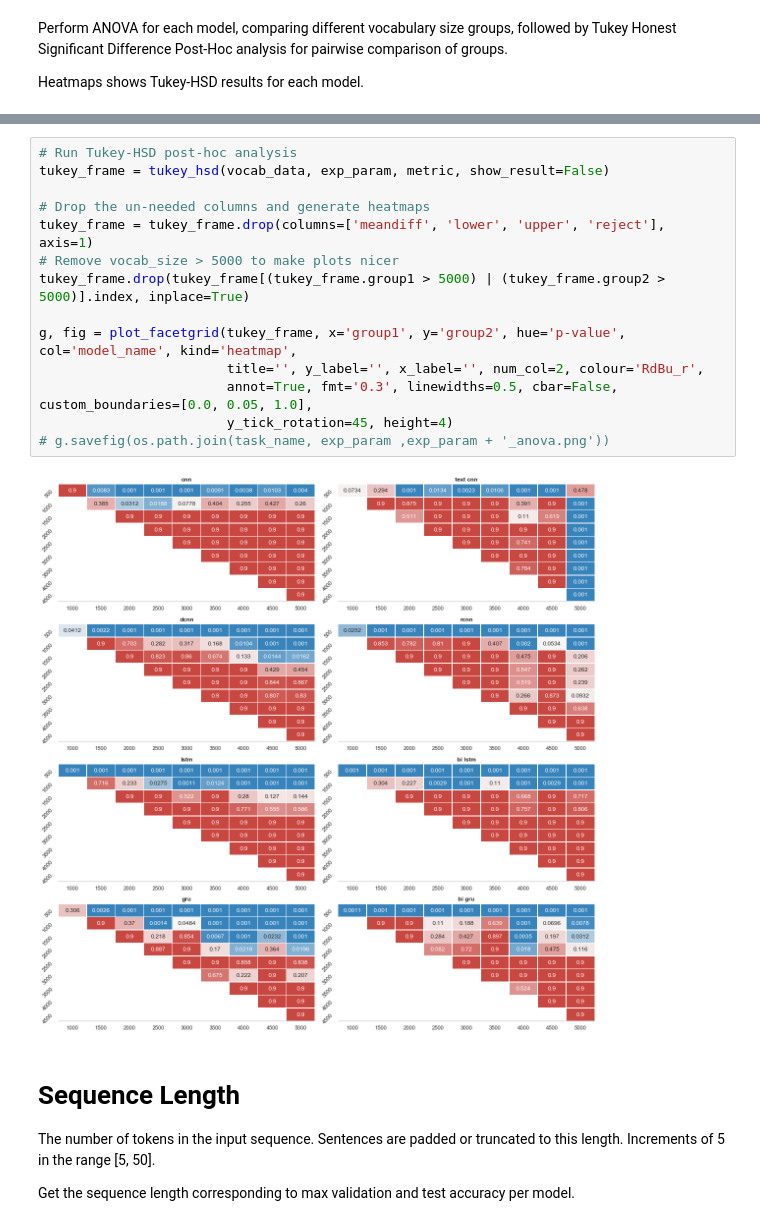
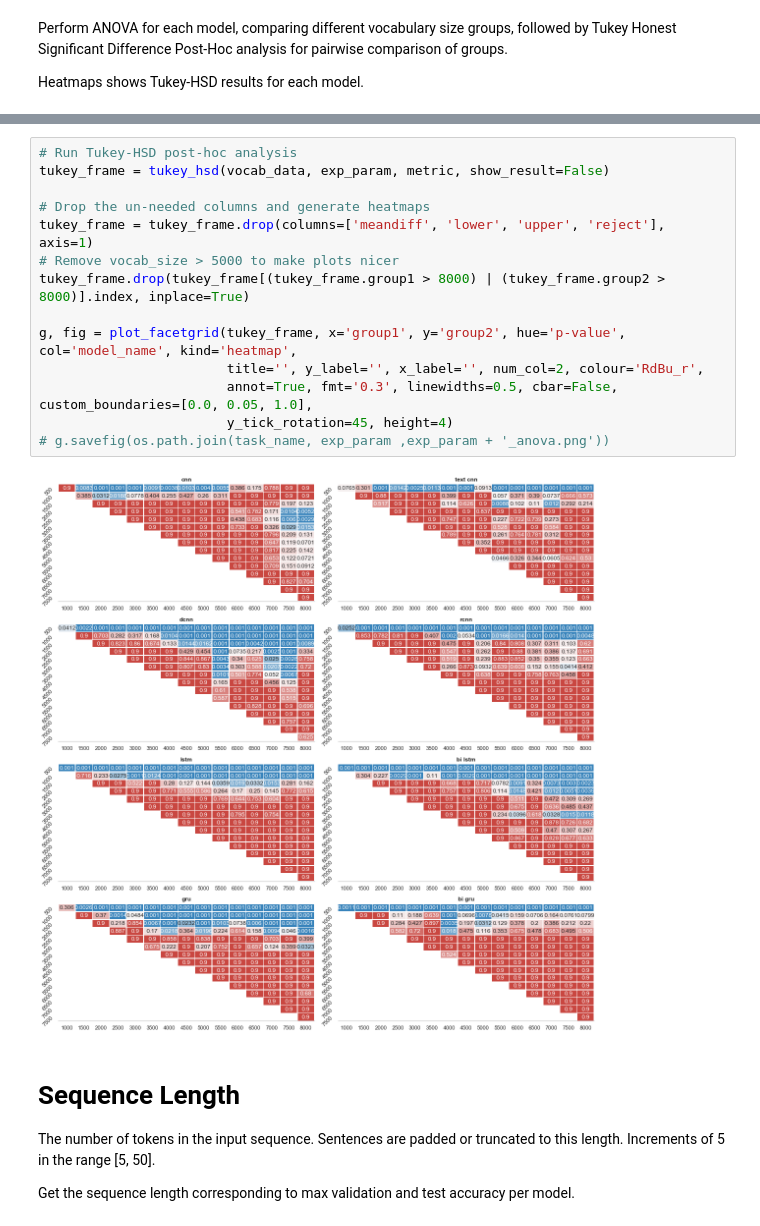
Before and after one commit to NathanDuran/Sentence-Encoding-for-DA-Classification, a Jupyter notebook: data_processing/results.ipynb, the cells around one changed output, grey strips where cells are left out. Drawn from its saved outputs; the diff is of its cells as text.

```diff
--- a/data_processing/results.ipynb
+++ b/data_processing/results.ipynb
@@ -138,19 +138,19 @@ All models have significant p-values when comparing vocab_size groups.
 # %%
 # Run Tukey-HSD post-hoc analysis
 tukey_frame = tukey_hsd(vocab_data, exp_param, metric, show_result=False)
 
 # Drop the un-needed columns and generate heatmaps
 tukey_frame = tukey_frame.drop(columns=['meandiff', 'lower', 'upper', 'reject'], axis=1)
 # Remove vocab_size > 5000 to make plots nicer
-tukey_frame.drop(tukey_frame[(tukey_frame.group1 > 5000) | (tukey_frame.group2 > 5000)].index, inplace=True)
+tukey_frame.drop(tukey_frame[(tukey_frame.group1 > 8000) | (tukey_frame.group2 > 8000)].index, inplace=True)
 
 g, fig = plot_facetgrid(tukey_frame, x='group1', y='group2', hue='p-value', col='model_name', kind='heatmap',
                         title='', y_label='', x_label='', num_col=2, colour='RdBu_r',
                         annot=True, fmt='0.3', linewidths=0.5, cbar=False, custom_boundaries=[0.0, 0.05, 1.0],
                         y_tick_rotation=45, height=4)
 # g.savefig(os.path.join(task_name, exp_param ,exp_param + '_anova.png'))
 # %% [output]
-[figure, old version]
+[figure, new version]
 # %% [markdown]
 # Sequence Length
 The number of tokens in the input sequence. Sentences are padded or truncated to this length.
```
Also changed, not shown: parts of 11 cells of this notebook, 8 other files.
